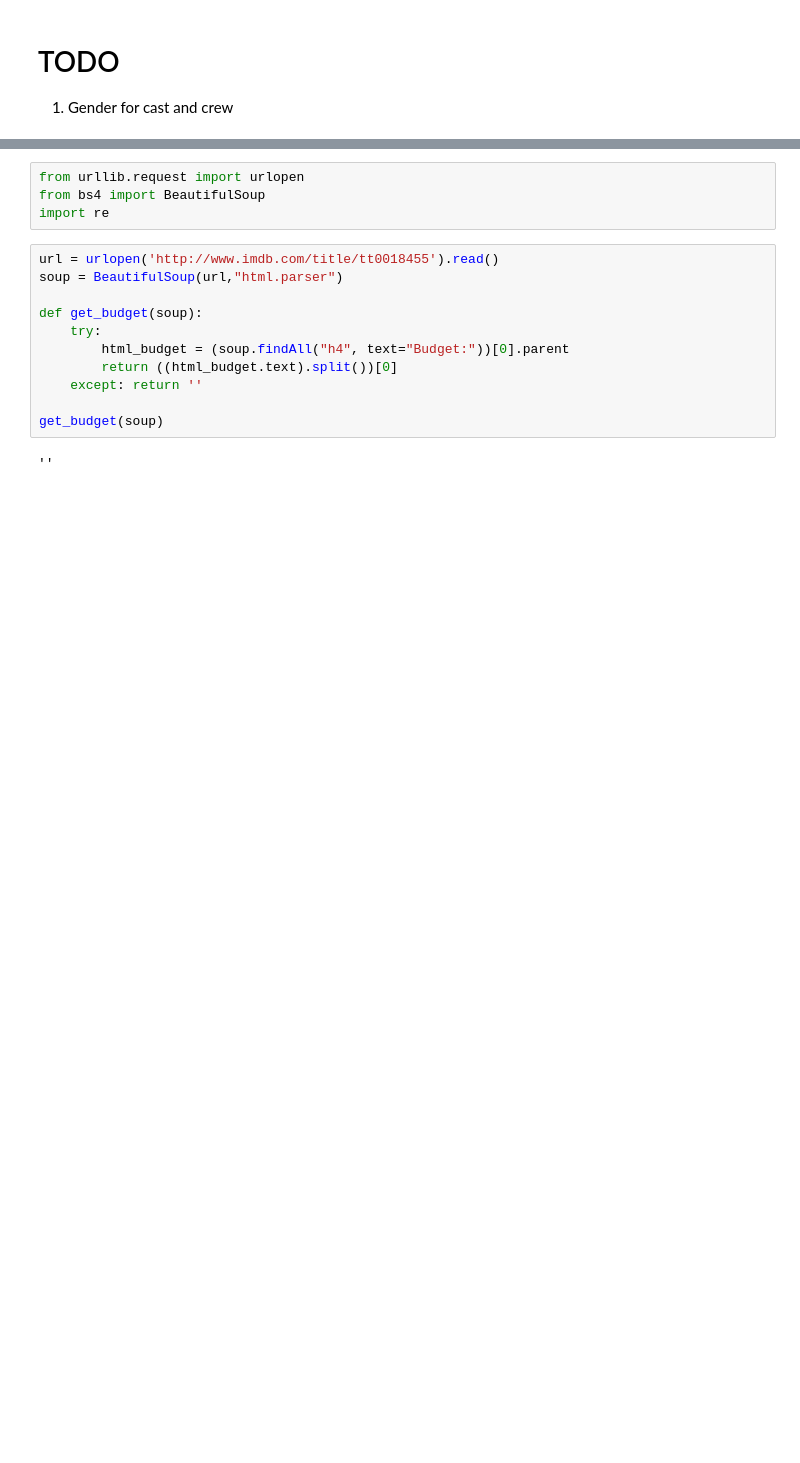
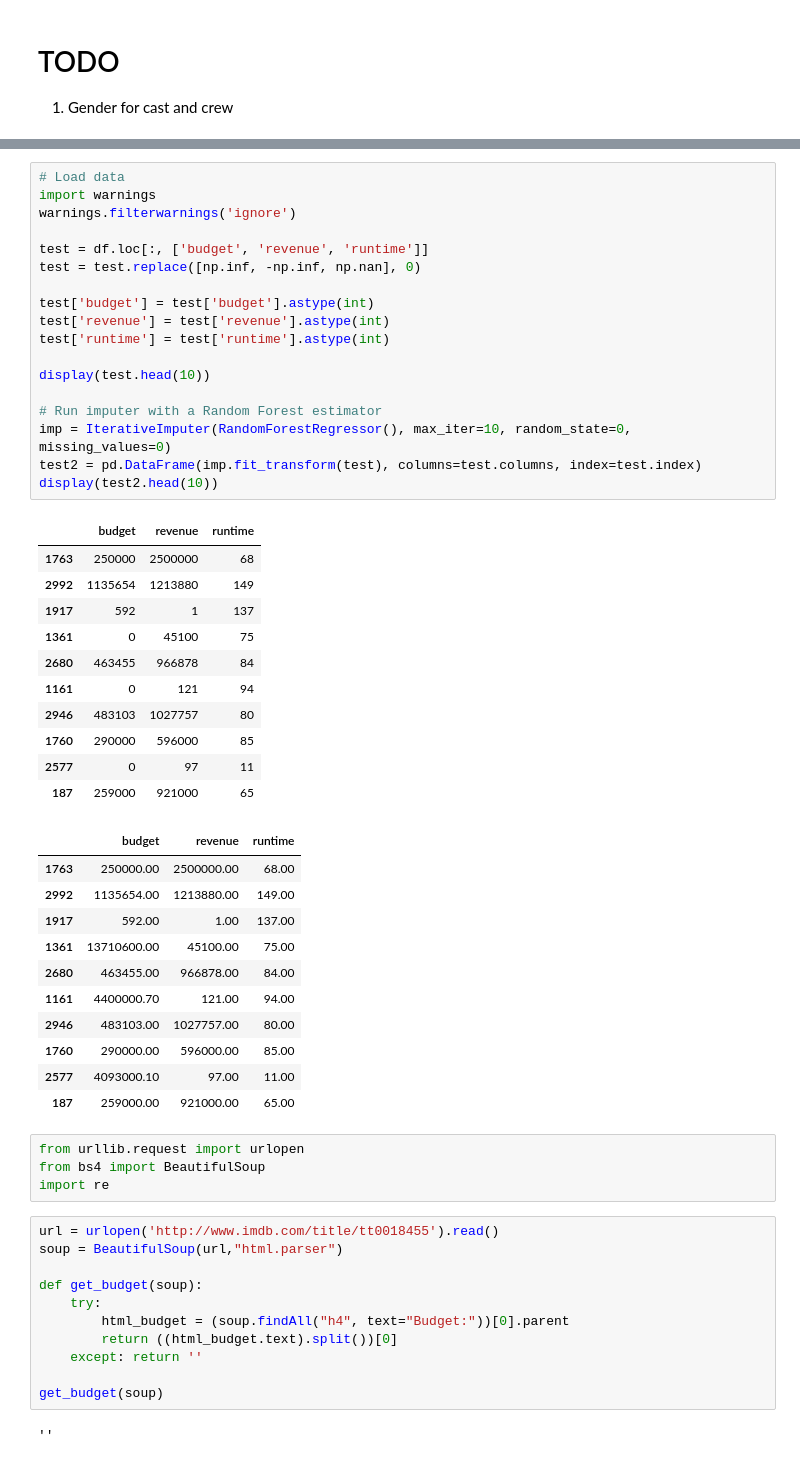
Before and after one commit to Idan707/Kaggle_TMDB_Box_Office_Prediction, a Jupyter notebook: Kaggle_TMDB_Box_Office_Prediction.ipynb, the cells around one changed output, grey strips where cells are left out. Drawn from its saved outputs; the diff is of its cells as text; blank space fills up the shorter version.

```diff
--- a/Kaggle_TMDB_Box_Office_Prediction.ipynb
+++ b/Kaggle_TMDB_Box_Office_Prediction.ipynb
@@ -171,3 +188,44 @@ df.head(5)
+# %%
+# Load data
+import warnings
+warnings.filterwarnings('ignore')
+
+test = df.loc[:, ['budget', 'revenue', 'runtime']]
+test = test.replace([np.inf, -np.inf, np.nan], 0)
+
+test['budget'] = test['budget'].astype(int)
+test['revenue'] = test['revenue'].astype(int)
+test['runtime'] = test['runtime'].astype(int)
+
+display(test.head(10))
+
+# Run imputer with a Random Forest estimator
+imp = IterativeImputer(RandomForestRegressor(), max_iter=10, random_state=0, missing_values=0)
+test2 = pd.DataFrame(imp.fit_transform(test), columns=test.columns, index=test.index)
+display(test2.head(10))
+# %% [output]
+|  | budget | revenue | runtime |
+| 1763 | 250000 | 2500000 | 68 |
+| 2992 | 1135654 | 1213880 | 149 |
+| 1917 | 592 | 1 | 137 |
+| 1361 | 0 | 45100 | 75 |
+| 2680 | 463455 | 966878 | 84 |
+| 1161 | 0 | 121 | 94 |
+| 2946 | 483103 | 1027757 | 80 |
+| 1760 | 290000 | 596000 | 85 |
+| 2577 | 0 | 97 | 11 |
+| 187 | 259000 | 921000 | 65 |
+|  | budget | revenue | runtime |
+| 1763 | 250000.00 | 2500000.00 | 68.00 |
+| 2992 | 1135654.00 | 1213880.00 | 149.00 |
+| 1917 | 592.00 | 1.00 | 137.00 |
+| 1361 | 13710600.00 | 45100.00 | 75.00 |
+| 2680 | 463455.00 | 966878.00 | 84.00 |
+| 1161 | 4400000.70 | 121.00 | 94.00 |
+| 2946 | 483103.00 | 1027757.00 | 80.00 |
+| 1760 | 290000.00 | 596000.00 | 85.00 |
+| 2577 | 4093000.10 | 97.00 | 11.00 |
+| 187 | 259000.00 | 921000.00 | 65.00 |
 # %%
 from urllib.request import urlopen
 from bs4 import BeautifulSoup
```
Also changed, not shown: parts of 5 cells of this notebook.
